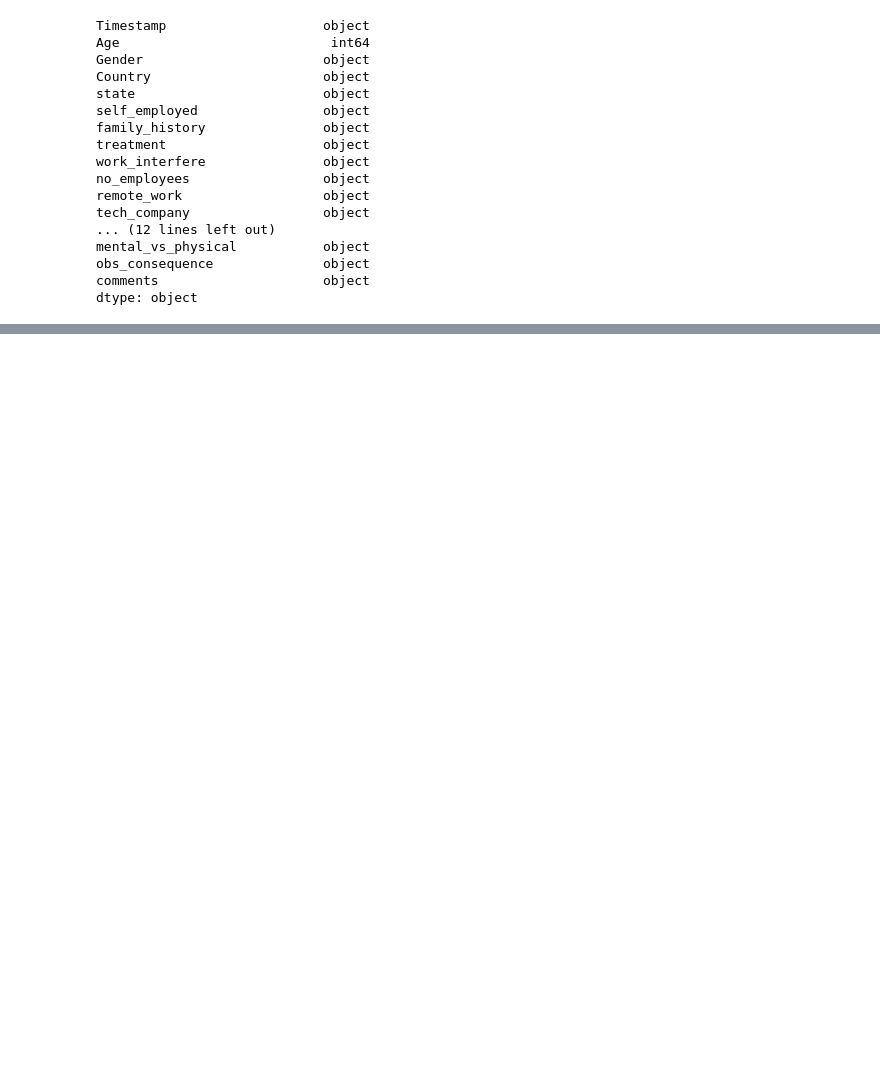
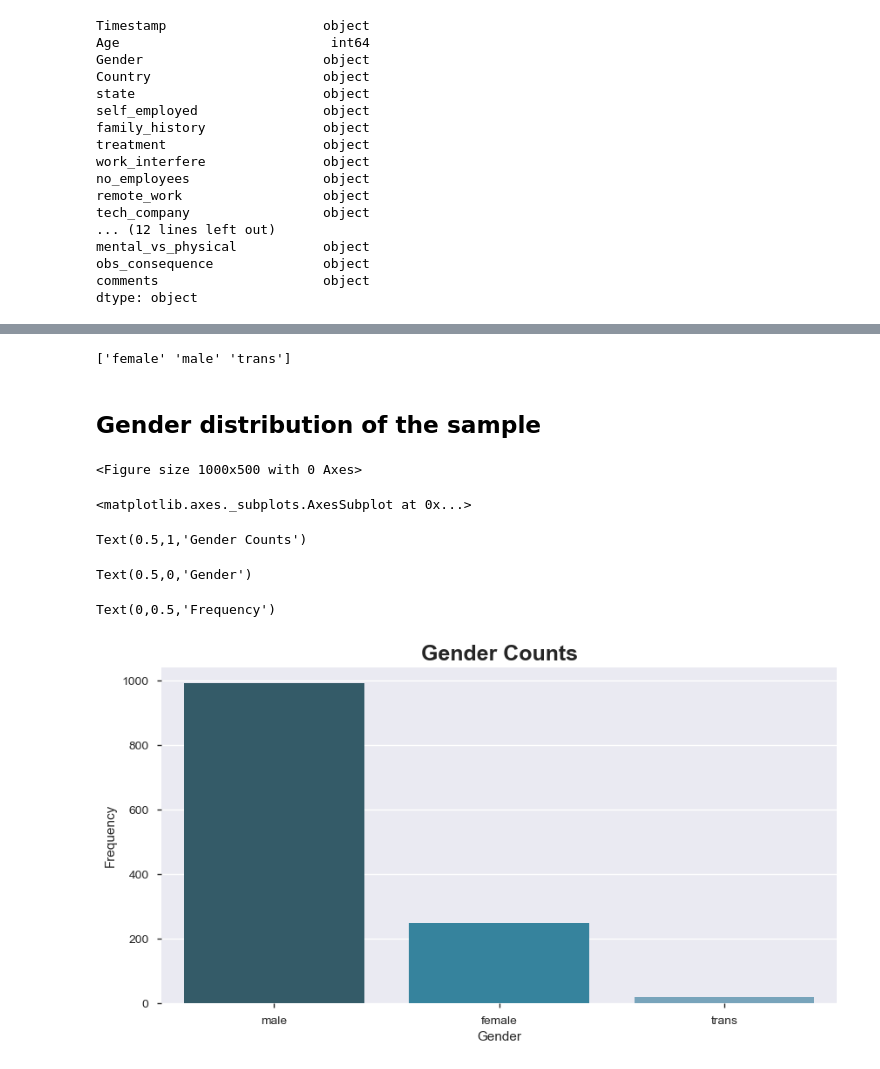
Before and after one commit to TJ-DS/ExploratoryDataAnalysis-EDA, a Jupyter notebook: Mental Health/Mental Health & Frequency Of Mental Health Disorders.ipynb, the cells around one changed output, grey strips where cells are left out. Cells and saved outputs as stored; diff of their text form; code cells hidden in the pictures; blank space fills up the shorter version.

```diff
--- a/Mental Health/Mental Health & Frequency Of Mental Health Disorders.ipynb
+++ b/Mental Health/Mental Health & Frequency Of Mental Health Disorders.ipynb
@@ -199,0 +482,48 @@ profile.to_file(outputfile="mypreprofillingmentalsurvey.html")
+# %%
+#clean 'Gender'
+#Slower case all columm's elements
+gender = MentalData['gender'].str.lower()
+#print(gender)
+
+#Select unique elements
+gender = MentalData['gender'].unique()
+
+#Made gender groups
+male_str = ["male", "m", "male-ish", "maile", "mal", "male (cis)", "make", "male ", "man","msle", "mail", "malr","cis man", "Cis Male", "cis male"]
+trans_str = ["trans-female", "something kinda male?", "queer/she/they", "non-binary","nah", "all", "enby", "fluid", "genderqueer", "androgyne", "agender", "male leaning androgynous", "guy (-ish) ^_^", "trans woman", "neuter", "female (trans)", "queer", "ostensibly male, unsure what that really means"]
+female_str = ["cis female", "f", "female", "woman",  "femake", "female ","cis-female/femme", "female (cis)", "femail"]
+
+for (row, col) in MentalData.iterrows():
+
+    if str.lower(col.gender) in male_str:
+        MentalData['gender'].replace(to_replace=col.gender, value='male', inplace=True)
+
+    if str.lower(col.gender) in female_str:
+        MentalData['gender'].replace(to_replace=col.gender, value='female', inplace=True)
+
+    if str.lower(col.gender) in trans_str:
+        MentalData['gender'].replace(to_replace=col.gender, value='trans', inplace=True)
+
+#Get rid of bullshit
+stk_list = ['A little about you', 'p']
+MentalData = MentalData[~MentalData['gender'].isin(stk_list)]
+
+print(MentalData['gender'].unique())
+# %% [output]
+['female' 'male' 'trans']
+# %% [markdown]
+## Gender distribution of the sample
+# %%
+plt.figure(figsize=(10,5))
+sns.countplot('gender',data = mh, order = mh['gender'].value_counts().index,palette="PuBuGn_d")
+plt.title("Gender Counts",fontsize=18,fontweight="bold")
+plt.xlabel('Gender')
+plt.ylabel('Frequency')
+plt.show()
+# %% [output]
+<Figure size 1000x500 with 0 Axes>
+<matplotlib.axes._subplots.AxesSubplot at 0x...>
+Text(0.5,1,'Gender Counts')
+Text(0.5,0,'Gender')
+Text(0,0.5,'Frequency')
+[figure, added]
```
Also changed, not shown: parts of 85 cells of this notebook, 2 other files.
